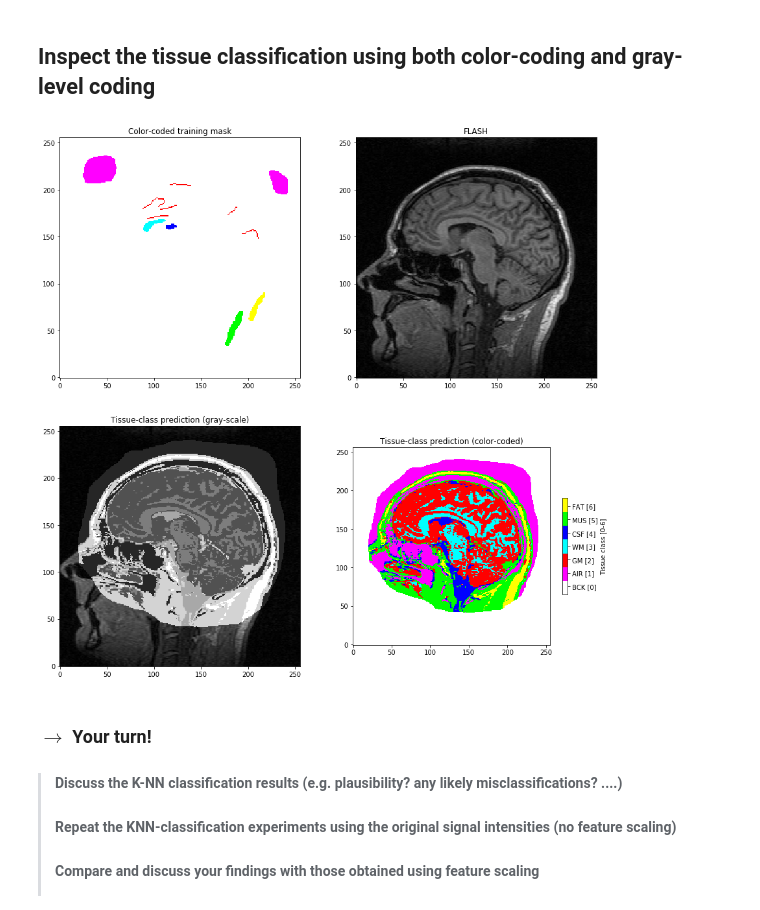
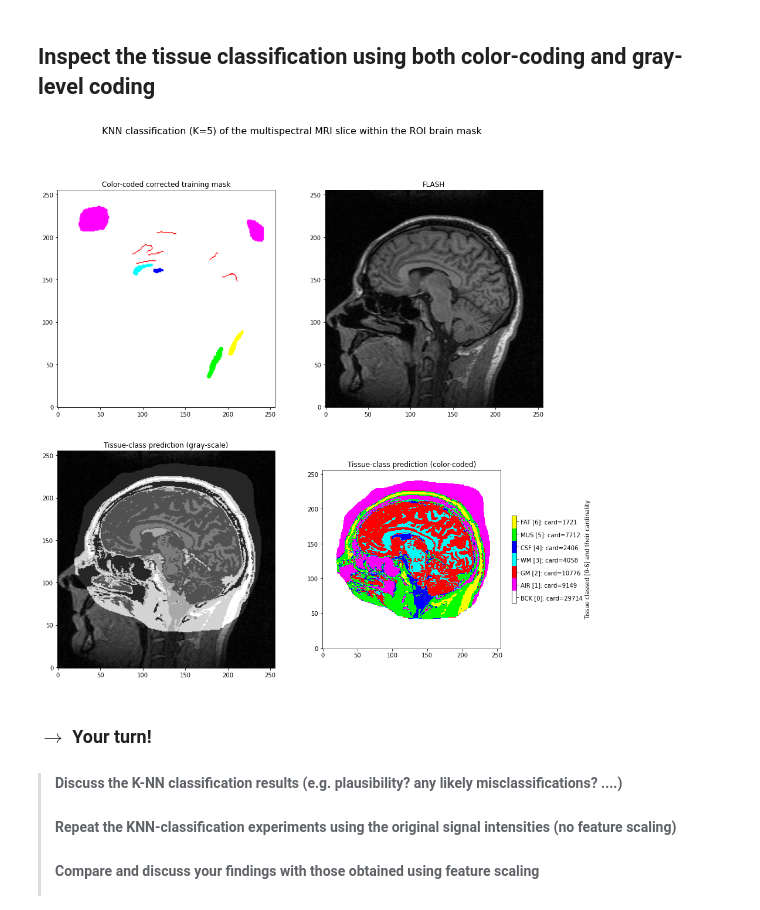
Before and after one commit to computational-medicine/BMED360-2021, a Jupyter notebook: Lab2-ML-tissue-classification/04-mri-knn-tissue-classification.ipynb, the cells around one changed output. Saved outputs shown, nothing was run; the diff lists cells and outputs as text; code cells hidden in the pictures.

```diff
--- a/Lab2-ML-tissue-classification/04-mri-knn-tissue-classification.ipynb
+++ b/Lab2-ML-tissue-classification/04-mri-knn-tissue-classification.ipynb
@@ -360,7 +664,7 @@ FVB.to_csv('./data/multispectral_mri_training_data_from_nifti_mask.csv', index=F
 # %% [markdown]
 # Read the  training data (`X` and `y`)
 # %%
-FVB = pd.read_csv('./data/multispectral_mri_training_data_from_nifti_mask.csv')
+FVB = pd.read_csv('./results/04_multispectral_mri_training_data_from_manual_png_mask.csv')
 FVB.head()
 # %% [output]
 |  | FLASH | DESS | FISP | PSIF | Class |
@@ -394,0 +710,5 @@ roimsk_data = roimsk.get_fdata().squeeze()
+# %%
+fn_multispectral = './results/04_multispectral_060.nii.gz'
+img = nib.load(fn_multispectral)
+if img.header.get_data_dtype() == 'int16':   # Collaps the singular (z-)dimension
+    data = np.int16(img.get_fdata())
@@ -397,9 +728,13 @@ roimsk_data = roimsk.get_fdata().squeeze()
 
 **and save the test data samples and their corresponding pixel locations as a Pandas dataframe**
 # %%
-# Find pixel locations corresponding to brain ROI (value 1)
-ind_test = np.where(roimsk_data == 1)
+# Find pixel locations corresponding to brain ROI (value red =[255, 0, 0])
+ind_test = np.where((roimsk_data[:,:,0] == 255) & (roimsk_data[:,:,1] == 0) & (roimsk_data[:,:,2] == 0))
 X_test = np.asarray(data[ind_test[0][:],ind_test[1][:],:]) # The multispectral signal intensities
+
+roimask = np.zeros(roimsk_data[:,:,0].shape)
+roimask[ind_test[0][:], ind_test[1][:]] = 1 # The ROI brain mask values
+
 dfTest = pd.DataFrame(X_test, columns = chn_names)
 dfTest.insert(loc = len(dfTest.columns),
            column = 'row',
@@ -637,7 +979,7 @@ df_y_pred['Class'] = df_y_pred['Class'].map(cla_code)
 **Initially, we "lift" (i.e. add a constant to) the range of signal intensities in the FLASH channels to avoid mixing data values in FLASH with the overlay of tissue class numbers**
 # %%
 # Adding max classnumber + 1 to the FLASH data to avoid mixing data values with predicted class-numbers
-cla_data = np.int16((data[:,:,0].copy().squeeze() + (df_y_pred.values.max() + 1)*np.ones(tmsk_data.shape)))
+cla_data = np.int16((data[:,:,0].copy().squeeze() + (df_y_pred.values.max() + 1)*np.ones(roimsk_data[:,:,0].shape)))
 mx = cla_data.max()
 mn = cla_data.min()
 print('min - max =', mn, '-', mx)
@@ -665,33 +1007,43 @@ cla_data[dfTest['row'].values, dfTest['col'].values] = df_y_pred['Class'].values
 # %%
 fig, axes = plt.subplots(2,2, figsize=(15,15))
 ax = axes.ravel()
 
-ax[0].imshow(tmsk_data[:, :].T, cmap=cla_cmap, origin='lower')
-ax[0].set_title('Color-coded training mask')
+ax[0].imshow(c_tmsk_data[:, :], cmap=c_cla_cmap, origin='lower')
+ax[0].set_title('Color-coded corrected training mask')
 ax[0].axis('on')
 
-ax[1].imshow(data[:, :, 0].squeeze().T, cmap='gray', origin='lower')
+ax[1].imshow(data[:, :, 0].squeeze(), cmap='gray', origin='lower')
 ax[1].set_title('FLASH')
 
-# Hadamar (elemnt-wise) product np.multiply(a,b)
-ax[2].imshow(cla_data[:, :].T / mx, cmap='gray', origin='lower')
+ax[2].imshow(cla_data[:, :] / mx, cmap='gray', origin='lower')
 ax[2].set_title('Tissue-class prediction (gray-scale)')
 
-ax[3].imshow(np.multiply(cla_data[:, :].T, roimsk_data[:, :].T) / mx, cmap=cla_cmap, origin='lower')
+# Hadamar (element-wise) product np.multiply(a,b)
+cla_within_roi = np.multiply(cla_data[:, :], roimask) # / mx
+u, c = np.unique(cla_within_roi, return_counts=True)
+s = 0.5*(u[-1]-u[0])/(c_ncla+1)
+
+c_cla_names_num = []
+for i in range(c_ncla):
+    str = c_cla_names[i] + ' [%d]: card=%d' % (i, c[i])
+    c_cla_names_num.append(str)
+
+cmsk = ax[3].imshow(cla_within_roi)
+clim=cmsk.properties()['clim']
+cax = ax[3].imshow(cla_within_roi, cmap=c_cla_cmap, origin='lower', clim=clim)
+cbar = fig.colorbar(cax, shrink=0.4, label='Tissue classed [0-%d] and their cardinality' % (c_ncla-1))
+tick_locs = np.linspace(u[0]+s, u[-1]-s, c_ncla)
+cbar.set_ticks(tick_locs)
+cbar.ax.set_yticklabels(c_cla_names_num)
 ax[3].set_title('Tissue-class prediction (color-coded)')
 
-cbar = fig.colorbar(cax, shrink=0.4, label='Tissue class [0-%d]' % clim[1])
-tick_locs = np.linspace(clim[0]+0.5, clim[1]-0.5, ncla)
-cbar.set_ticks(tick_locs)
-cbar.ax.set_yticklabels(cla_names_num)
-
+plt.suptitle('KNN classification (K=%d) of the multispectral MRI slice within the ROI brain mask' % K, size=16)
+plt.tight_layout
 plt.show()
 
-# Uncomment and adjust your local project directory for saving your results or figures
-#fig.savefig('%s/prj/BMED360/results/KNN_classification_results_on_flash.png' % (home),
-#           transparent=False, dpi=300, bbox_inches="tight")
+fig.savefig('./results/04_KNN_(K=%d)_classification_results_on_flash.png' % K, transparent=False, dpi=300, bbox_inches="tight")
 # %% [output]
-[figure, old version]
+[figure, new version]
 # %% [markdown]
 ### $\rightarrow$ Your turn!
 
```
Also changed, not shown: parts of 79 cells of this notebook, 15 other files.
